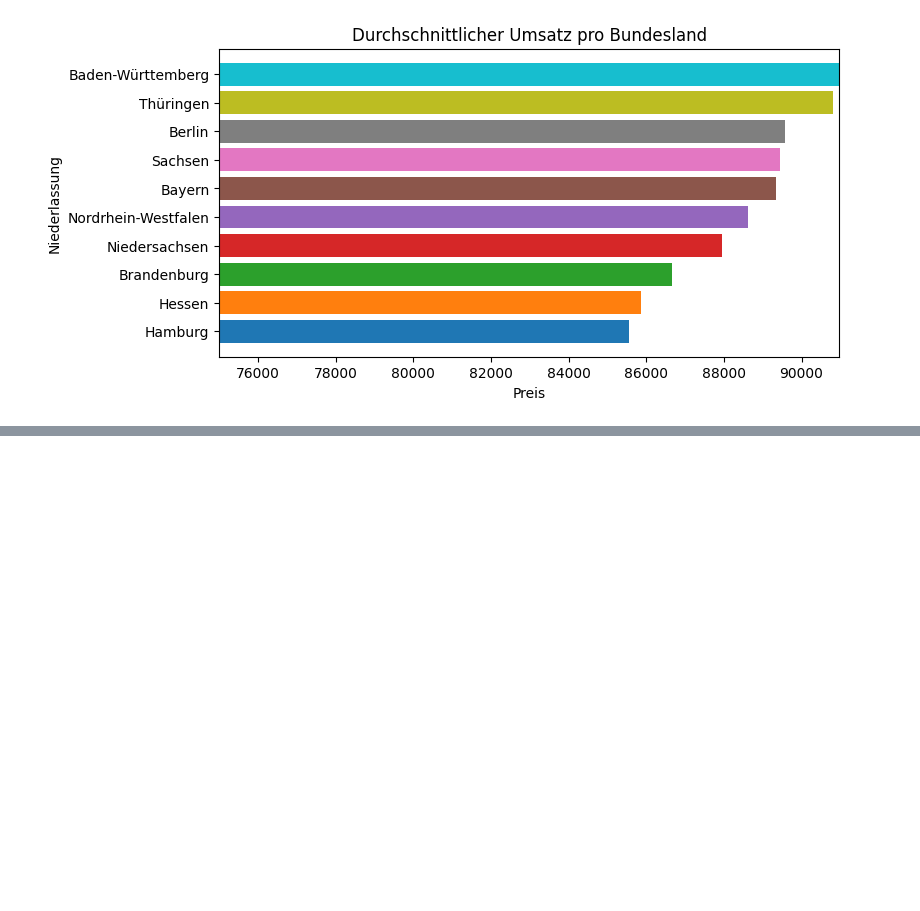
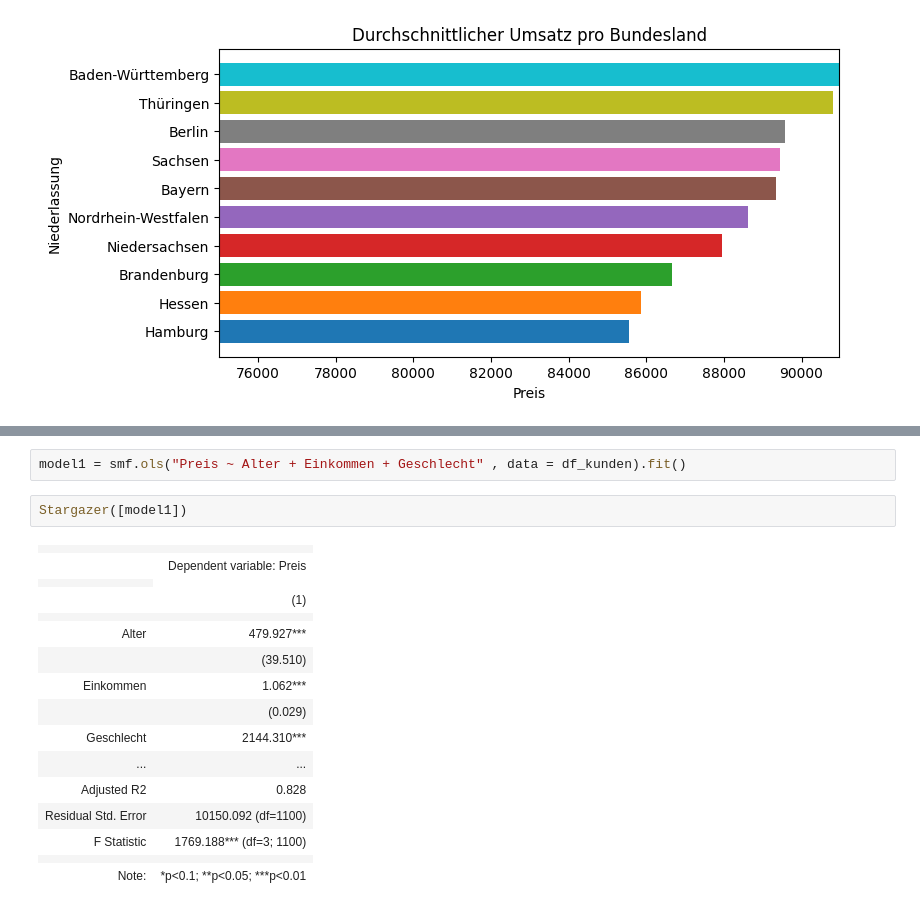
Before and after one commit to meeske1999/pr-si_meeske, a Jupyter notebook: slides_meeske.ipynb, the cells around one changed output, grey strips where cells are left out. Saved outputs shown, nothing was run; the diff lists cells and outputs as text; blank space fills up the shorter version.

```diff
--- a/slides_meeske.ipynb
+++ b/slides_meeske.ipynb
@@ -47,0 +92,21 @@ fig
+# %%
+model1 = smf.ols("Preis ~ Alter + Einkommen + Geschlecht" , data = df_kunden).fit()
+# %%
+Stargazer([model1])
+# %% [output]
+|  |  |
+|  | Dependent variable: Preis |
+|  |
+|  | (1) |
+|  |  |
+| Alter | 479.927*** |
+|  | (39.510) |
+| Einkommen | 1.062*** |
+|  | (0.029) |
+| Geschlecht | 2144.310*** |
+| ... | ... |
+| Adjusted R2 | 0.828 |
+| Residual Std. Error | 10150.092 (df=1100) |
+| F Statistic | 1769.188*** (df=3; 1100) |
+|  |  |
+| Note: | *p<0.1; **p<0.05; ***p<0.01 |
```
Also changed, not shown: parts of 21 cells of this notebook, 1 other file.
